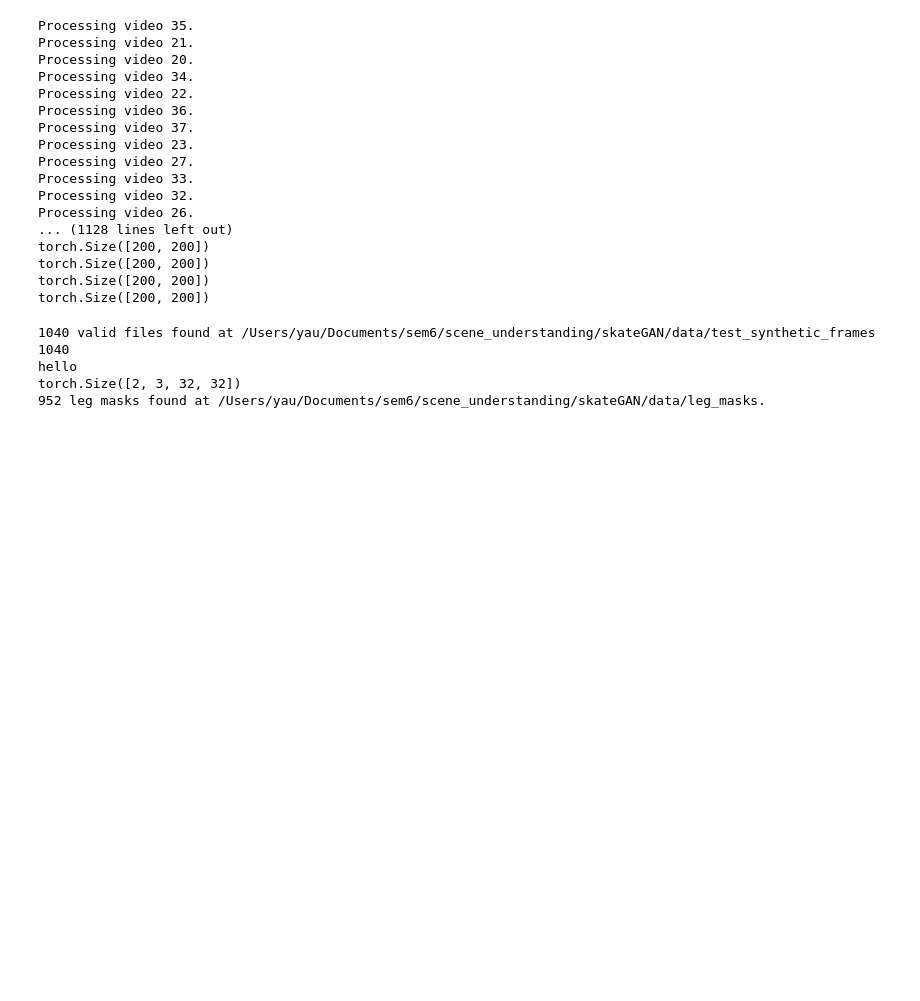
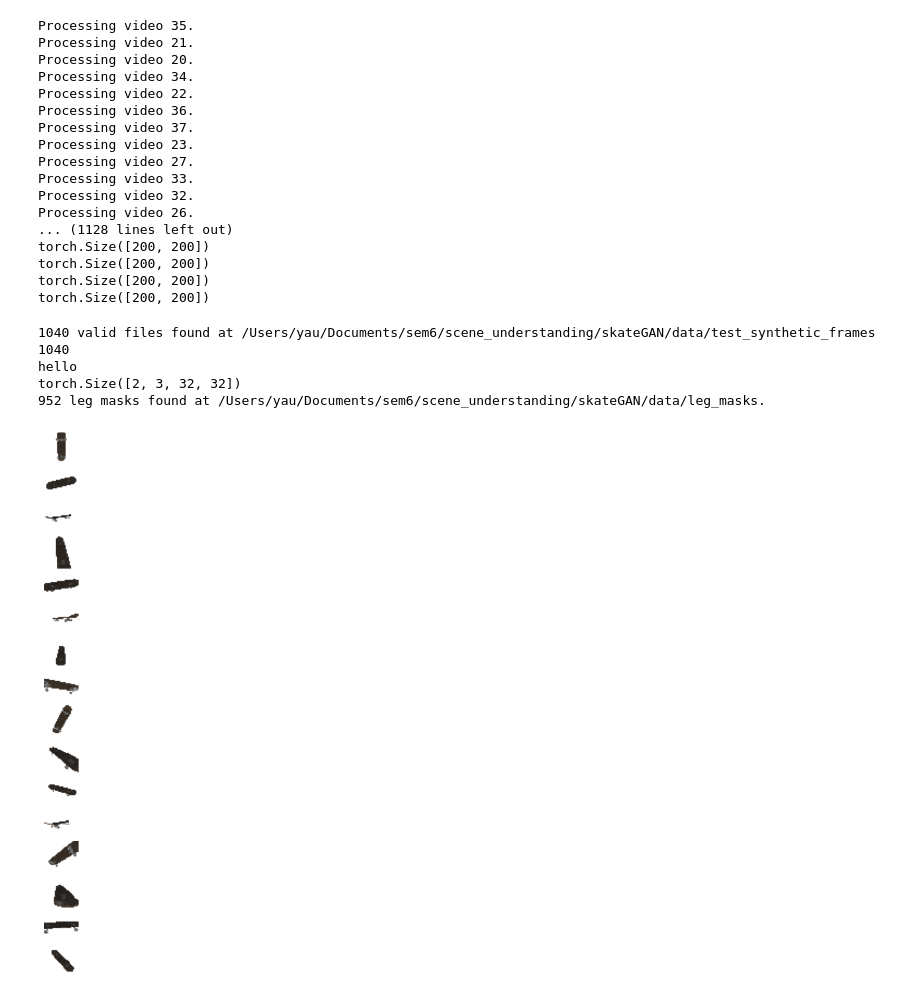
Before and after one commit to y4umeng/skateGAN, a Jupyter notebook: leg_masks.ipynb, the cells around one changed output. Saved outputs shown, nothing was run; the diff lists cells and outputs as text; code cells hidden in the pictures; blank space fills up the shorter version.

```diff
--- a/leg_masks.ipynb
+++ b/leg_masks.ipynb
@@ -165,0 +214,5 @@ torch.Size([2, 3, 32, 32])
+# %%
+img = torch.load('/Users/yau/Documents/sem6/scene_understanding/skateGAN/data/util_images.pt')
+image_grid(img)
+# %% [output]
+[figure, added]
```
Also changed, not shown: parts of 1 cell of this notebook, 1 other file.
